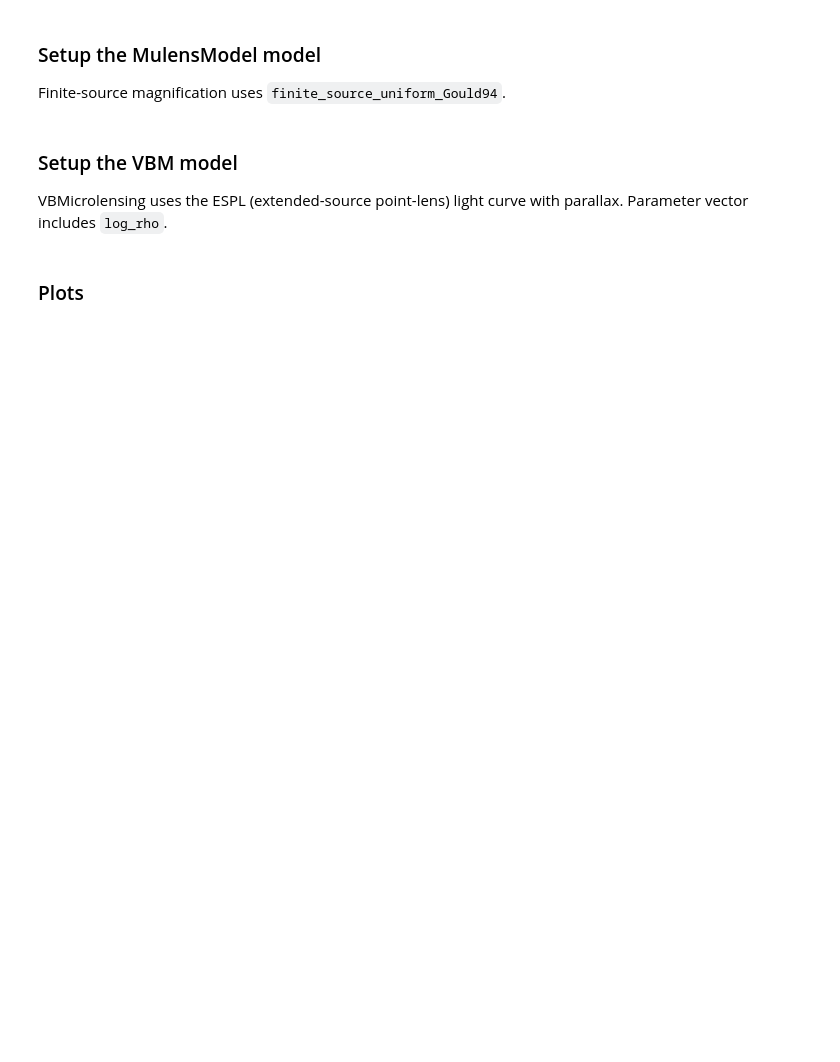
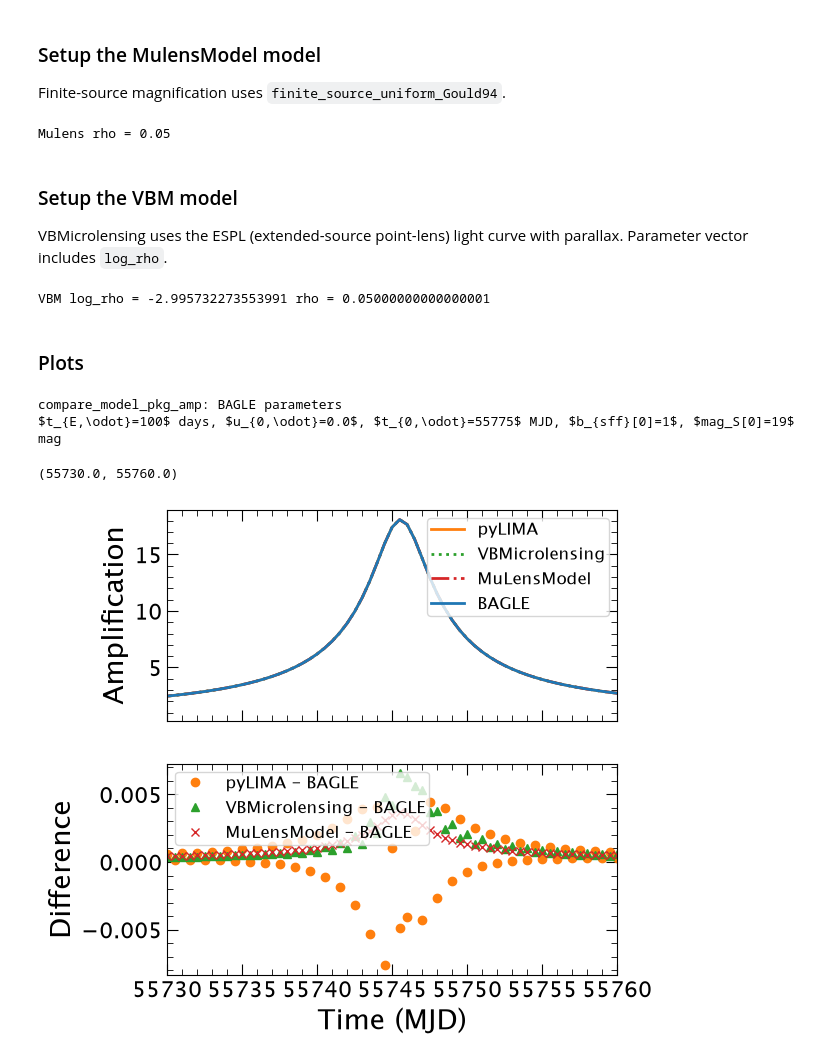
Before and after one commit to MovingUniverseLab/BAGLE_Microlensing, a Jupyter notebook: docs/notebooks/example_compare_packages.ipynb, the cells around one changed output. Drawn from its saved outputs; the diff is of its cells as text; code cells hidden in the pictures; blank space fills up the shorter version.

```diff
--- a/docs/notebooks/example_compare_packages.ipynb
+++ b/docs/notebooks/example_compare_packages.ipynb
@@ -257,7 +259,7 @@ n_outline_bagle = 200
 Define time arrays. Use a denser cadence than the PSPL section so the finite-source peak is well sampled.
 # %%
 # Time arrays (denser near the Einstein timescale).
-time_mjd = np.arange(t0_bagle - 2 * tE_bagle, t0_bagle + 2 * tE_bagle, 0.5)
+time_mjd = np.arange(t0_bagle - 1 * tE_bagle, t0_bagle + 1 * tE_bagle, 0.5)
 time_jd = time_mjd + 2400000.5
 # %% [markdown]
 ### Setup the BAGLE model
@@ -287,6 +294,8 @@ Finite-source magnification uses `finite_source_uniform_Gould94`.
 mulens_mod = fc.get_mulens_model(bagle_mod)
 amp_mulens = mulens_mod.get_magnification(time_jd)
 print('Mulens rho =', mulens_mod.parameters.rho)
+# %% [output]
+Mulens rho = 0.05
 # %% [markdown]
 ### Setup the VBM model
 
@@ -297,9 +306,17 @@ time_mjd_prime_50000 = fc.mjd_prime_to_vbm_time(time_mjd, c)
 tmp_vbm = vbm_mod.ESPLLightCurveParallax(vbm_par, time_mjd_prime_50000)
 amp_vbmicr = tmp_vbm[0]
 print('VBM log_rho =', vbm_par[3], 'rho =', np.exp(vbm_par[3]))
+# %% [output]
+VBM log_rho = -2.995732273553991 rho = 0.05000000000000001
 # %% [markdown]
 ### Plots
 # %%
 plot_models.compare_model_pkg_phot_amp(
     bagle_mod, time_mjd, amp_pylima, amp_vbmicr, amp_mulens,
     savefile='compare_model_pkg_phot_amp_fspl.png')
+plt.xlim(55730, 55760)
+# %% [output]
+compare_model_pkg_amp: BAGLE parameters
+$t_{E,\odot}=100$ days, $u_{0,\odot}=0.0$, $t_{0,\odot}=55775$ MJD, $b_{sff}[0]=1$, $mag_S[0]=19$ mag
+(55730.0, 55760.0)
+[figure, added]
```
Also changed, not shown: parts of 4 cells of this notebook, 17 other files.
